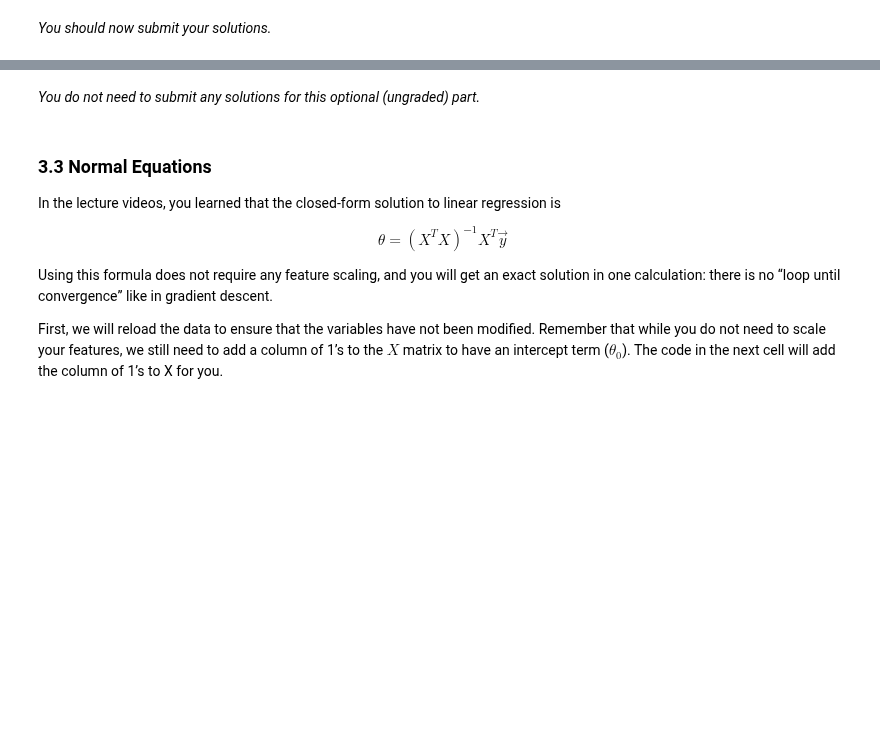
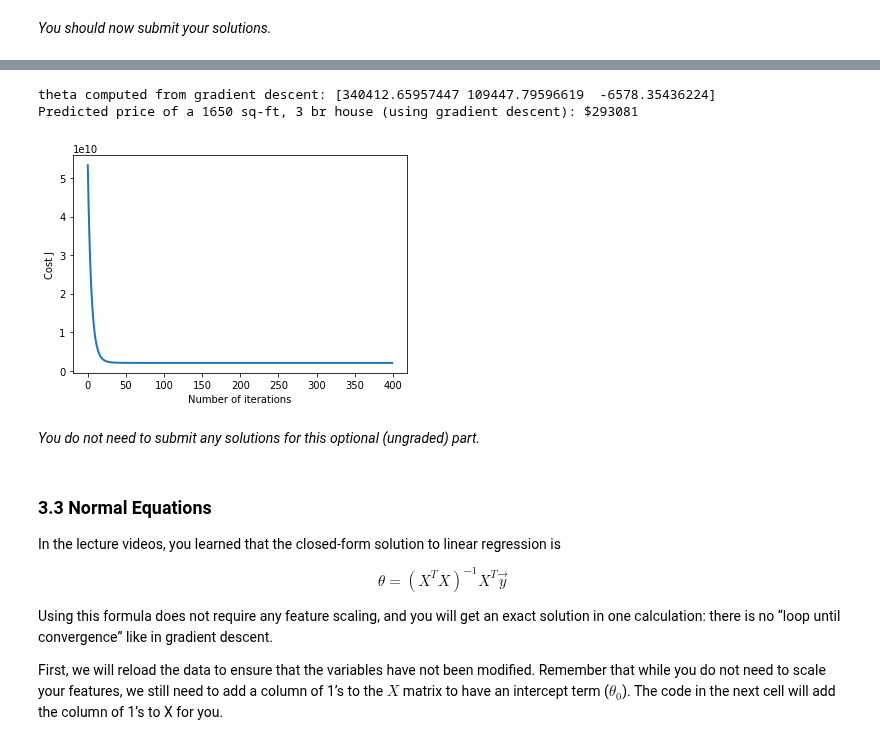
Before and after one commit to IITGuwahati-AI/Learning-Content, a Jupyter notebook: Phase 3 - 2020 (Summer)/Week 2 (Apr 5 - Apr 11)/Exercise1/exercise1.ipynb, the cells around one changed output, grey strips where cells are left out. Drawn from its saved outputs; the diff is of its cells as text; code cells hidden in the pictures; blank space fills up the shorter version.

```diff
--- a/Phase 3 - 2020 (Summer)/Week 2 (Apr 5 - Apr 11)/Exercise1/exercise1.ipynb
+++ b/Phase 3 - 2020 (Summer)/Week 2 (Apr 5 - Apr 11)/Exercise1/exercise1.ipynb
@@ -381,8 +401,14 @@ def gradientDescent(X, y, theta, alpha, num_iters):
 
     for i in range(num_iters):
         # ==================== YOUR CODE HERE =================================
-
-
+        temp=np.dot(X,theta);
+        temp=temp-y;
+        x0=temp*X[:,0];
+        x1=temp*X[:,1];
+        sum0=sum(x0);
+        sum1=sum(x1);
+        theta[0]-=((sum0*alpha)/m);
+        theta[1]-=((sum1*alpha)/m);
         # =====================================================================
 
         # save the cost J in every iteration
@@ -565,7 +615,17 @@ def  featureNormalize(X):
     sigma = np.zeros(X.shape[1])
 
     # =========================== YOUR CODE HERE =====================
-
+    for i in range(X.shape[1]):
+        meann=np.mean(X[:,i])
+        arr1=np.full((X.shape[0],1),meann)
+        stdd=np.std(X[:,i])
+        mu[i]=np.mean(X[:,i])
+        sigma[i]=np.std(X[:,i])
+        arr2=np.full((X.shape[0],1),stdd)
+        b=X_norm[:,i]
+        temp=np.subtract(b[:,None],arr1)
+        a=np.true_divide(temp,arr2)
+        X_norm[:,i]=a.transpose()
 
     # ================================================================
     return X_norm, mu, sigma
@@ -650,7 +712,11 @@ def computeCostMulti(X, y, theta):
     J = 0
 
     # ======================= YOUR CODE HERE ===========================
-
+    temp=np.dot(X,theta)
+    temp=temp-y;
+    hey=temp*temp
+    J=sum(hey)
+    J=J/(2*m)
 
     # ==================================================================
     return J
@@ -709,7 +775,12 @@ def gradientDescentMulti(X, y, theta, alpha, num_iters):
 
     for i in range(num_iters):
         # ======================= YOUR CODE HERE ==========================
-
+        for j in range(X.shape[1]):
+            temp=np.dot(X,theta);
+            temp=temp-y;
+            x0=temp*X[:,j];
+            sum0=sum(x0);
+            theta[j]-=((sum0*alpha)/m);
 
         # =================================================================
 
@@ -770,34 +841,43 @@ of a 1650 sq-ft, 3 br house.
 
 Hint
 ----
 At prediction, make sure you do the same feature normalization.
 """
 # Choose some alpha value - change this
 alpha = 0.1
 num_iters = 400
 
 # init theta and run gradient descent
 theta = np.zeros(3)
 theta, J_history = gradientDescentMulti(X, y, theta, alpha, num_iters)
 
 # Plot the convergence graph
 pyplot.plot(np.arange(len(J_history)), J_history, lw=2)
 pyplot.xlabel('Number of iterations')
 pyplot.ylabel('Cost J')
 
 # Display the gradient descent's result
 print('theta computed from gradient descent: {:s}'.format(str(theta)))
 
 # Estimate the price of a 1650 sq-ft, 3 br house
 # ======================= YOUR CODE HERE ===========================
 # Recall that the first column of X is all-ones.
 # Thus, it does not need to be normalized.
 
 price = 0   # You should change this
-
+t=1650-mu[0]
+t=t/sigma[0]
+u=3-mu[1]
+u=u/sigma[1]
+x=np.array([1,t,u])
+price=np.dot(x,theta)
 # ===================================================================
 
 print('Predicted price of a 1650 sq-ft, 3 br house (using gradient descent): ${:.0f}'.format(price))
+# %% [output]
+theta computed from gradient descent: [340412.65957447 109447.79596619  -6578.35436224]
+Predicted price of a 1650 sq-ft, 3 br house (using gradient descent): $293081
+[figure, added]
 # %% [markdown]
 *You do not need to submit any solutions for this optional (ungraded) part.*
 # %% [markdown]
```
Also changed, not shown: parts of 14 cells of this notebook.
